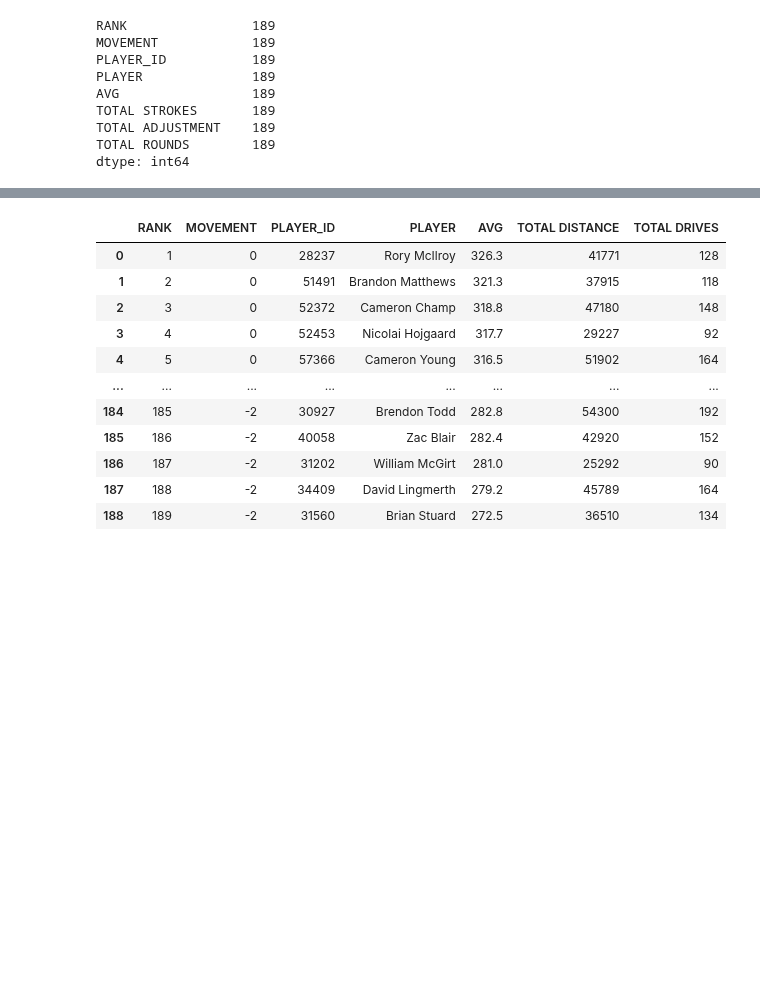
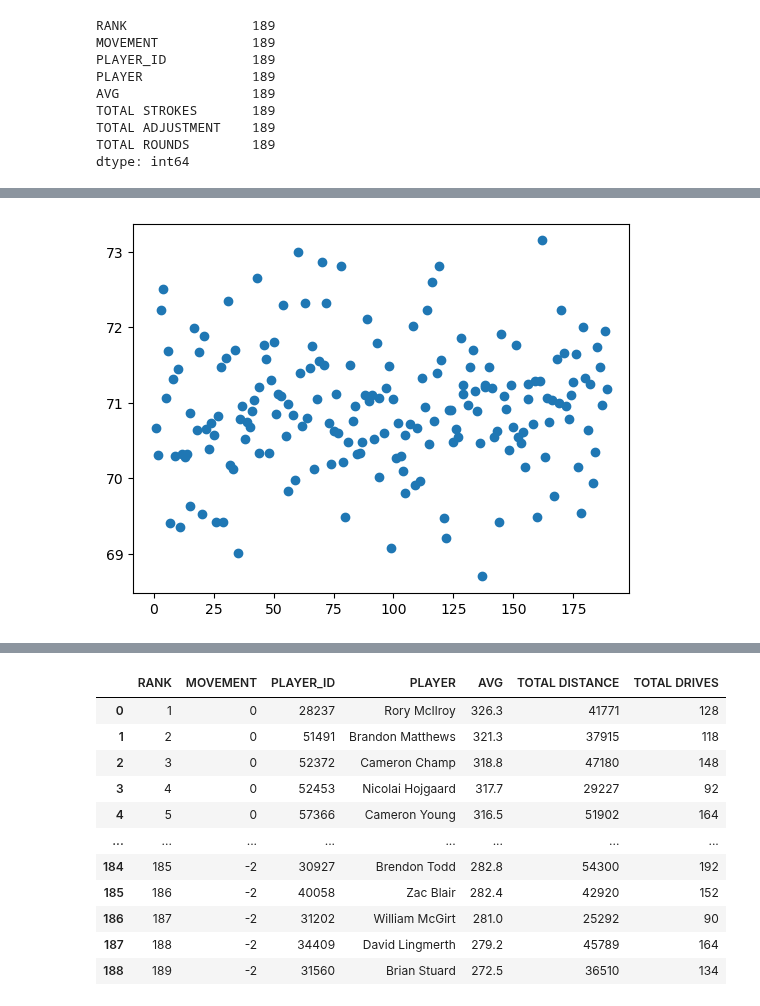
Before and after one commit to mickalleny2k/PfDA_Assignment, a Jupyter notebook: PfDA_Assignment.ipynb, the cells around one changed output, grey strips where cells are left out. Drawn from its saved outputs; the diff is of its cells as text; code cells hidden in the pictures; blank space fills up the shorter version.

```diff
--- a/PfDA_Assignment.ipynb
+++ b/PfDA_Assignment.ipynb
@@ -138,0 +123,5 @@ plt.show()
+# %%
+plt.scatter(x,y)
+plt.show()
+# %% [output]
+[figure, added]
```
Also changed, not shown: parts of 75 cells of this notebook.
